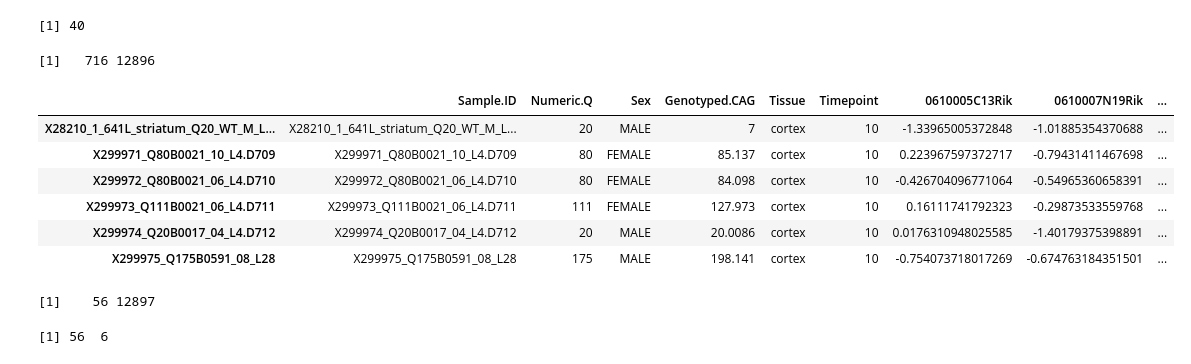
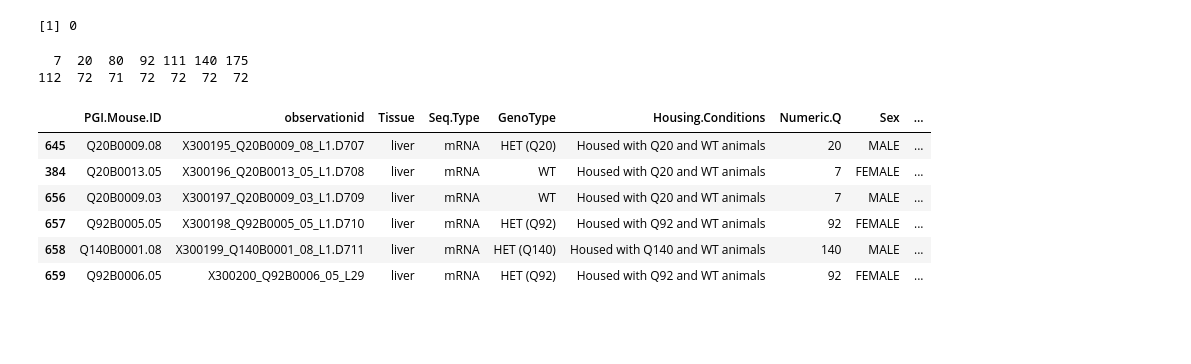
Before and after one commit to donovanr/shared_jupyter_notebooks, a Jupyter notebook: htg_mouse_degs.ipynb, the cells around one changed output. Drawn from its saved outputs; the diff is of its cells as text; code cells hidden in the pictures; blank space fills up the shorter version.

```diff
--- a/htg_mouse_degs.ipynb
+++ b/htg_mouse_degs.ipynb
@@ -54,33 +53,22 @@ ls()
-# %%
-sum(is.na(all_mrna_data_npn))
-# %% [output]
-[1] 40
-# %%
-dim(all_mrna_data_npn)
-# %% [output]
-[1]   716 12896
-# %%
-all_mrna_data_npn <-cbind(Sample.ID=rownames(all_mrna_data_npn),all_mrna_data_npn)
+# %%
+wt_mice_inds <- (all_mrna_data_npn$GenoType == 'WT')
+all_mrna_data_npn[wt_mice_inds,c('Genotyped.CAG')] <- 7
+all_mrna_data_npn[wt_mice_inds,c('Numeric.Q')] <- 7
+sum(is.na(all_mrna_data_npn))
+# %% [output]
+[1] 0
+# %%
+table(all_mrna_data_npn$Numeric.Q)
+# %% [output]
+  7  20  80  92 111 140 175
+112  72  71  72  72  72  72
 # %%
-head(all_mrna_data_npn[,1:10])
+head(all_mrna_data_npn[,1:15])
 # %% [output]
-|  | Sample.ID | Numeric.Q | Sex | Genotyped.CAG | Tissue | Timepoint | 0610005C13Rik | 0610007N19Rik | ... |
-| X28210_1_641L_striatum_Q20_WT_M_L... | X28210_1_641L_striatum_Q20_WT_M_L... | 20 | MALE | 7 | cortex | 10 | -1.33965005372848 | -1.01885354370688 | ... |
-| X299971_Q80B0021_10_L4.D709 | X299971_Q80B0021_10_L4.D709 | 80 | FEMALE | 85.137 | cortex | 10 | 0.223967597372717 | -0.79431411467698 | ... |
-| X299972_Q80B0021_06_L4.D710 | X299972_Q80B0021_06_L4.D710 | 80 | FEMALE | 84.098 | cortex | 10 | -0.426704096771064 | -0.54965360658391 | ... |
-| X299973_Q111B0021_06_L4.D711 | X299973_Q111B0021_06_L4.D711 | 111 | FEMALE | 127.973 | cortex | 10 | 0.16111741792323 | -0.29873533559768 | ... |
-| X299974_Q20B0017_04_L4.D712 | X299974_Q20B0017_04_L4.D712 | 20 | MALE | 20.0086 | cortex | 10 | 0.0176310948025585 | -1.40179375398891 | ... |
-| X299975_Q175B0591_08_L28 | X299975_Q175B0591_08_L28 | 175 | MALE | 198.141 | cortex | 10 | -0.754073718017269 | -0.674763184351501 | ... |
+|  | PGI.Mouse.ID | observationid | Tissue | Seq.Type | GenoType | Housing.Conditions | Numeric.Q | Sex | ... |
+| 645 | Q20B0009.08 | X300195_Q20B0009_08_L1.D707 | liver | mRNA | HET (Q20) | Housed with Q20 and WT animals | 20 | MALE | ... |
+| 384 | Q20B0013.05 | X300196_Q20B0013_05_L1.D708 | liver | mRNA | WT | Housed with Q20 and WT animals | 7 | FEMALE | ... |
+| 656 | Q20B0009.03 | X300197_Q20B0009_03_L1.D709 | liver | mRNA | WT | Housed with Q20 and WT animals | 7 | MALE | ... |
+| 657 | Q92B0005.05 | X300198_Q92B0005_05_L1.D710 | liver | mRNA | HET (Q92) | Housed with Q92 and WT animals | 92 | FEMALE | ... |
+| 658 | Q140B0001.08 | X300199_Q140B0001_08_L1.D711 | liver | mRNA | HET (Q140) | Housed with Q140 and WT animals | 140 | MALE | ... |
+| 659 | Q92B0006.05 | X300200_Q92B0006_05_L29 | liver | mRNA | HET (Q92) | Housed with Q92 and WT animals | 92 | FEMALE | ... |
-# %%
-data_subset_cortex_10 <- filter(all_mrna_data_npn,
-                    Tissue == "cortex",
-                    Timepoint == 6
-                    )
-dim(data_subset_cortex_10)
-# %% [output]
-[1]    56 12897
-# %%
-data_subset_cortex_10_meta <- data_subset_cortex_10[,1:6]
-dim(data_subset_cortex_10_meta)
-# %% [output]
-[1] 56  6
```
Also changed, not shown: parts of 28 cells of this notebook.
